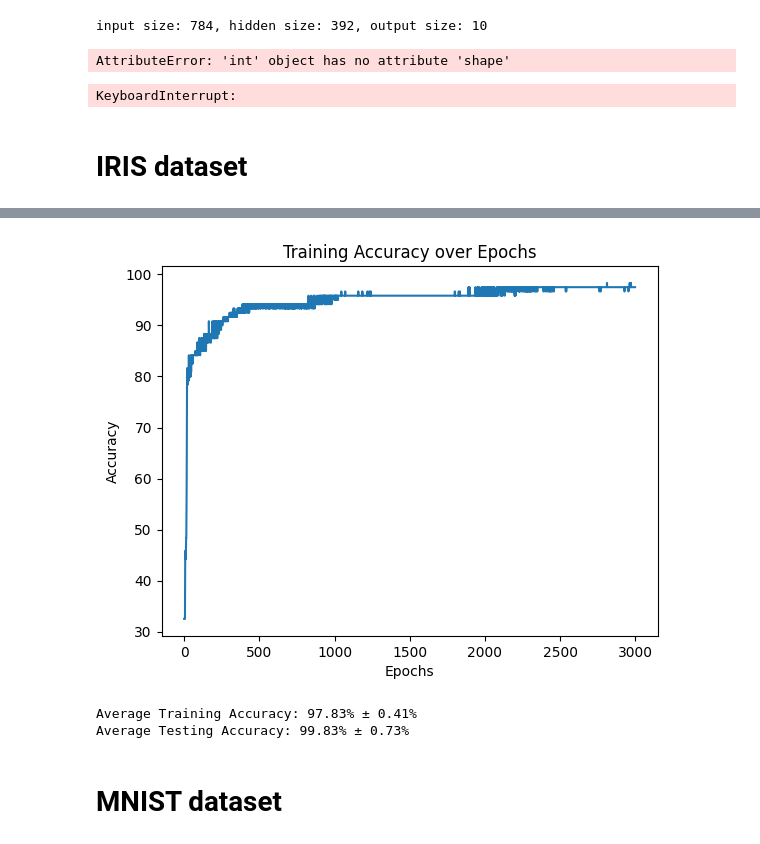
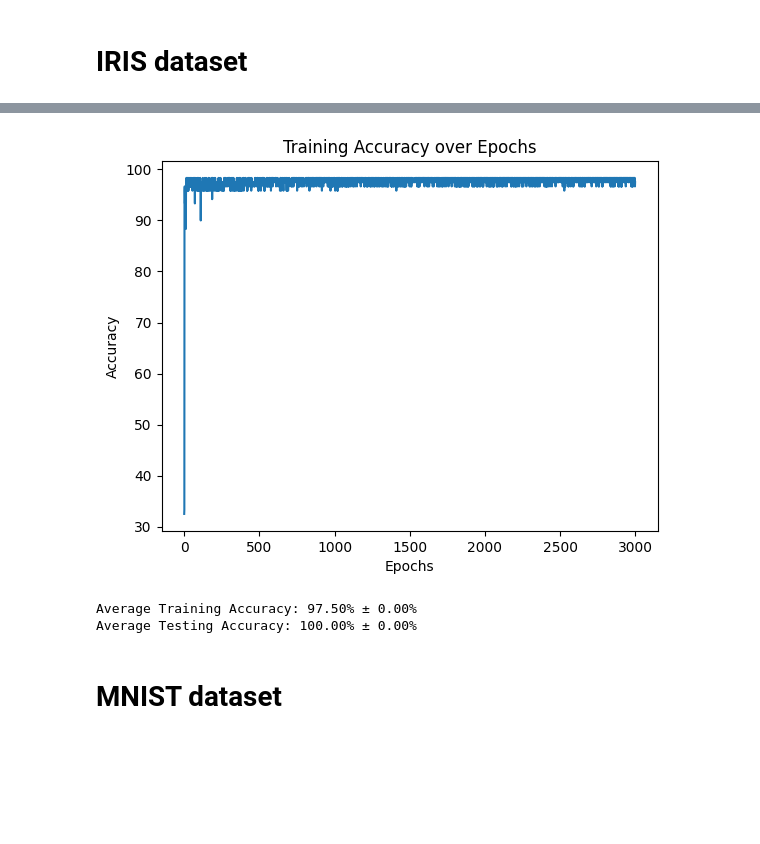
Before and after one commit to erjbroek/NNfromScratch, a Jupyter notebook: nn.ipynb, the cells around one changed output, grey strips where cells are left out. Saved outputs shown, nothing was run; the diff lists cells and outputs as text; code cells hidden in the pictures; blank space fills up the shorter version.

```diff
--- a/nn.ipynb
+++ b/nn.ipynb
@@ -16,42 +16,6 @@ mnist_test = pd.read_csv('./data/mnist/mnist_test.csv', header=None)
 
 fashion_mnist_train = pd.read_csv('./data/fashion_mnist/fashion_mnist_train.csv', header=None, skiprows=1)
 fashion_mnist_test = pd.read_csv('./data/fashion_mnist/fashion_mnist_test.csv', header=None, skiprows=1)
-# %%
-mnist_train_x = mnist_train.iloc[:, 1:].values / 255
-mnist_train_y = np.eye(10)[mnist_train.iloc[:, 0].values]
-mnist_test_x = mnist_test.iloc[:, 1:].values / 255
-mnist_test_y = np.eye(10)[mnist_test.iloc[:, 0].values]
-
-input_size = len(mnist_train_x[0])
-output_size = len(np.unique(mnist_train.iloc[:, 0].values))
-hidden_size = input_size // 2
-print(f"input size: {input_size}, hidden size: {hidden_size}, output size: {output_size}")
-
-network = Convolution(2, 3, 1, 1, 'relu')
-output = network.forward(mnist_train_x.reshape(-1, 28, 28, 1))
-# %% [output]
-input size: 784, hidden size: 392, output size: 10
-AttributeError: 'int' object has no attribute 'shape'
-# %%
-
-from conv_network import Convolution
-from conv_network import Pooling
-
-mnist_train_x = mnist_train.iloc[:, 1:].values / 255
-conv = Convolution(mnist_train_x, num_kernels=1, kernal_size=3, stride=1, padding=1)
-pool = Pooling(pool_size=2, stride=2, pooling_type='max', padding=1)
-
-x = np.random.randn(1, 4, 4, 1)
-conv_out = conv.forward(mnist_train_x.reshape(-1, 28, 28, 1))
-pool_out = pool.forward(conv_out)
-
-output_gradient = np.ones_like(pool_out)
-
-pool_grad = pool.backpropagation(output_gradient)
-print(pool_grad.shape)
-conv_grad = conv.backpropagation(pool_grad, learning_rate=0.01)
-# %% [output]
-KeyboardInterrupt:
 # %%
 def render_mnist(data, predicted, true_number, amount_correct, amount_false, is_fashion=False):
   fashion_list = ['T-shirt/top', 'Trouser', 'Pullover', 'Dress', 'Coat', 'Sandal', 'Shirt', 'Sneaker', 'Bag', 'Ankle boot']
@@ -94,7 +58,7 @@ learning_rate = 0.0001
 train_accuracies = []
 test_accuracies = []
 
-for i in range(20):
+for i in range(1):
   loss, accuracy = network.train_mbgd(train_x, train_y, epochs, learning_rate, 5)
   train_accuracies.append(accuracy[-1])
   test_accuracy, _, _ = network.evaluate(test_x, test_y)
@@ -118,6 +98,6 @@ input size: 4, hidden size: 7, output size: 3
-[figure, old version]
+[figure, new version]
-Average Training Accuracy: 97.83% ± 0.41%
-Average Testing Accuracy: 99.83% ± 0.73%
+Average Training Accuracy: 97.50% ± 0.00%
+Average Testing Accuracy: 100.00% ± 0.00%
 # %% [markdown]
 # MNIST dataset
 # %%
```
Also changed, not shown: parts of 2 cells of this notebook, 7 other files.
